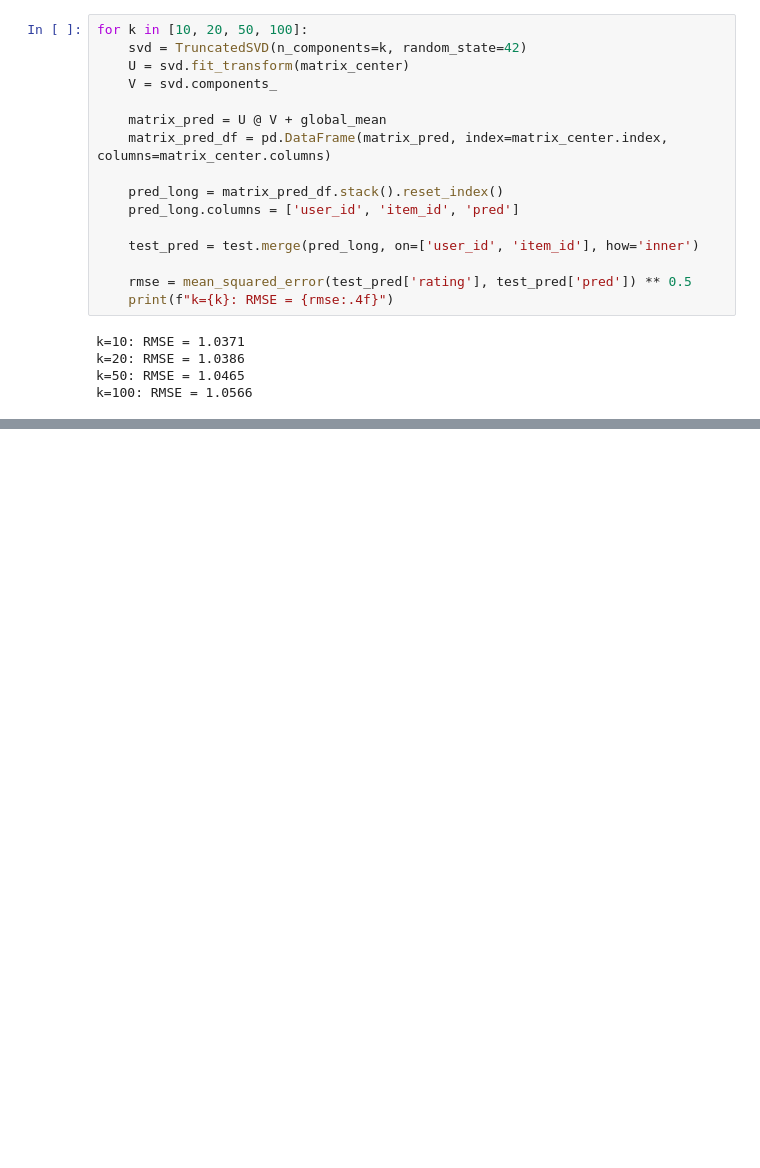
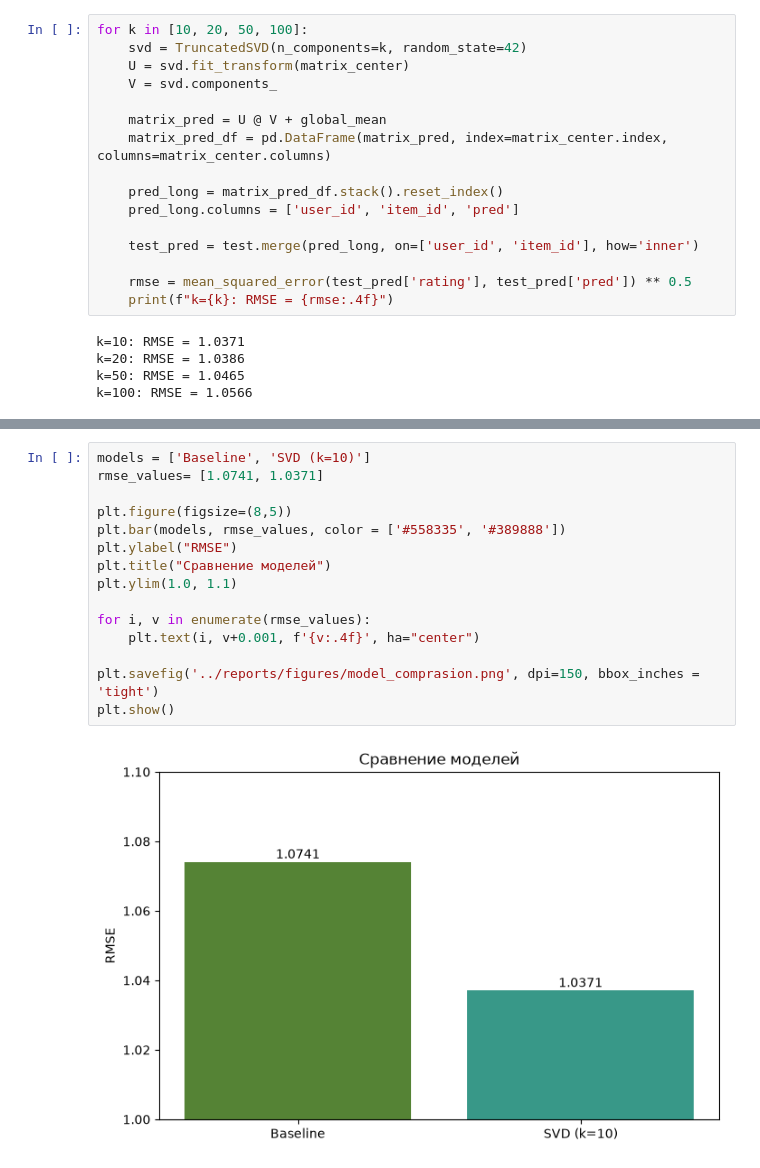
Before and after one commit to tagmrr/ml-recommender, a Jupyter notebook: notebooks/01_load_and_eda.ipynb, the cells around one changed output, grey strips where cells are left out. Drawn from its saved outputs; the diff is of its cells as text; blank space fills up the shorter version.

```diff
--- a/notebooks/01_load_and_eda.ipynb
+++ b/notebooks/01_load_and_eda.ipynb
@@ -359,0 +370,17 @@ k=100: RMSE = 1.0566
+# %%
+models = ['Baseline', 'SVD (k=10)']
+rmse_values= [1.0741, 1.0371]
+
+plt.figure(figsize=(8,5))
+plt.bar(models, rmse_values, color = ['#558335', '#389888'])
+plt.ylabel("RMSE")
+plt.title("Сравнение моделей")
+plt.ylim(1.0, 1.1)
+
+for i, v in enumerate(rmse_values):
+    plt.text(i, v+0.001, f'{v:.4f}', ha="center")
+
+plt.savefig('../reports/figures/model_comprasion.png', dpi=150, bbox_inches = 'tight')
+plt.show()
+# %% [output]
+[figure, added]
```
Also changed, not shown: parts of 11 cells of this notebook, 2 other files.
